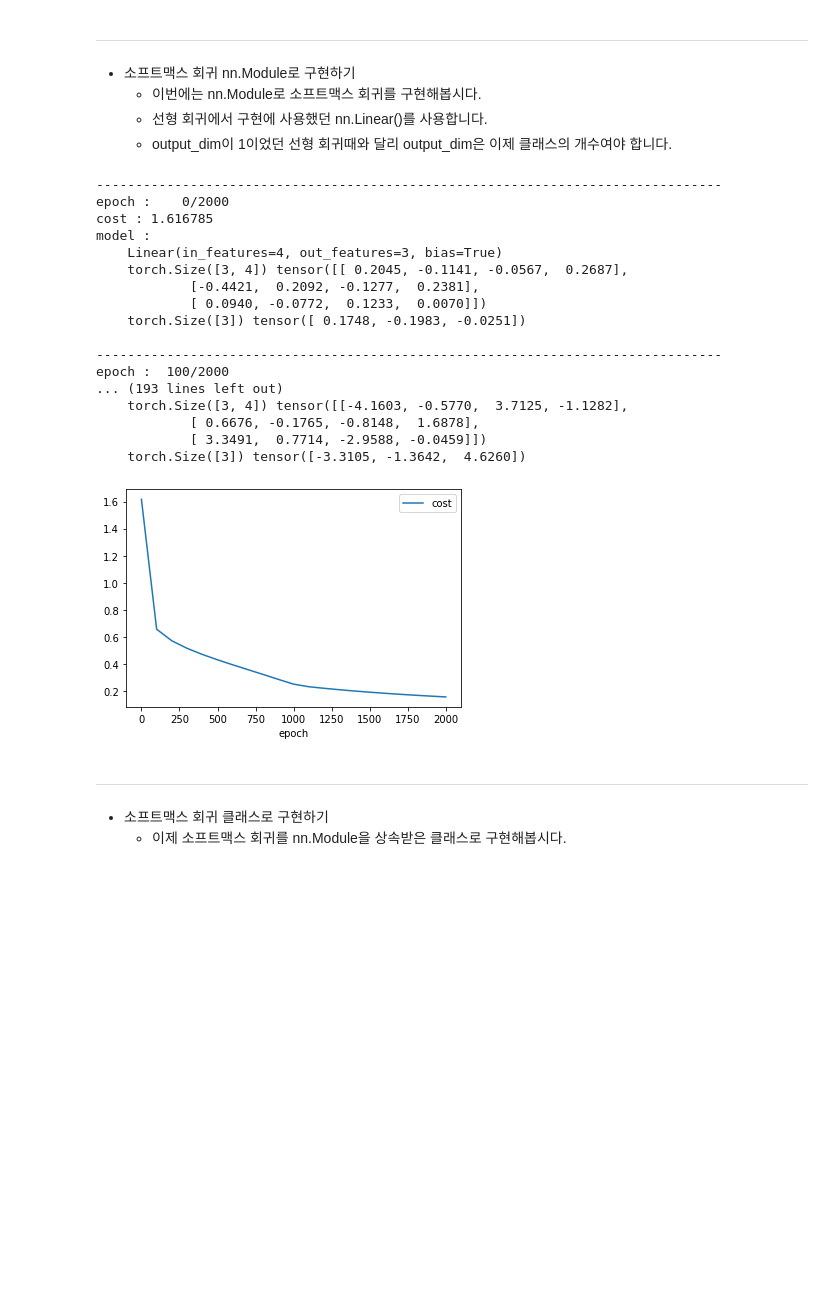
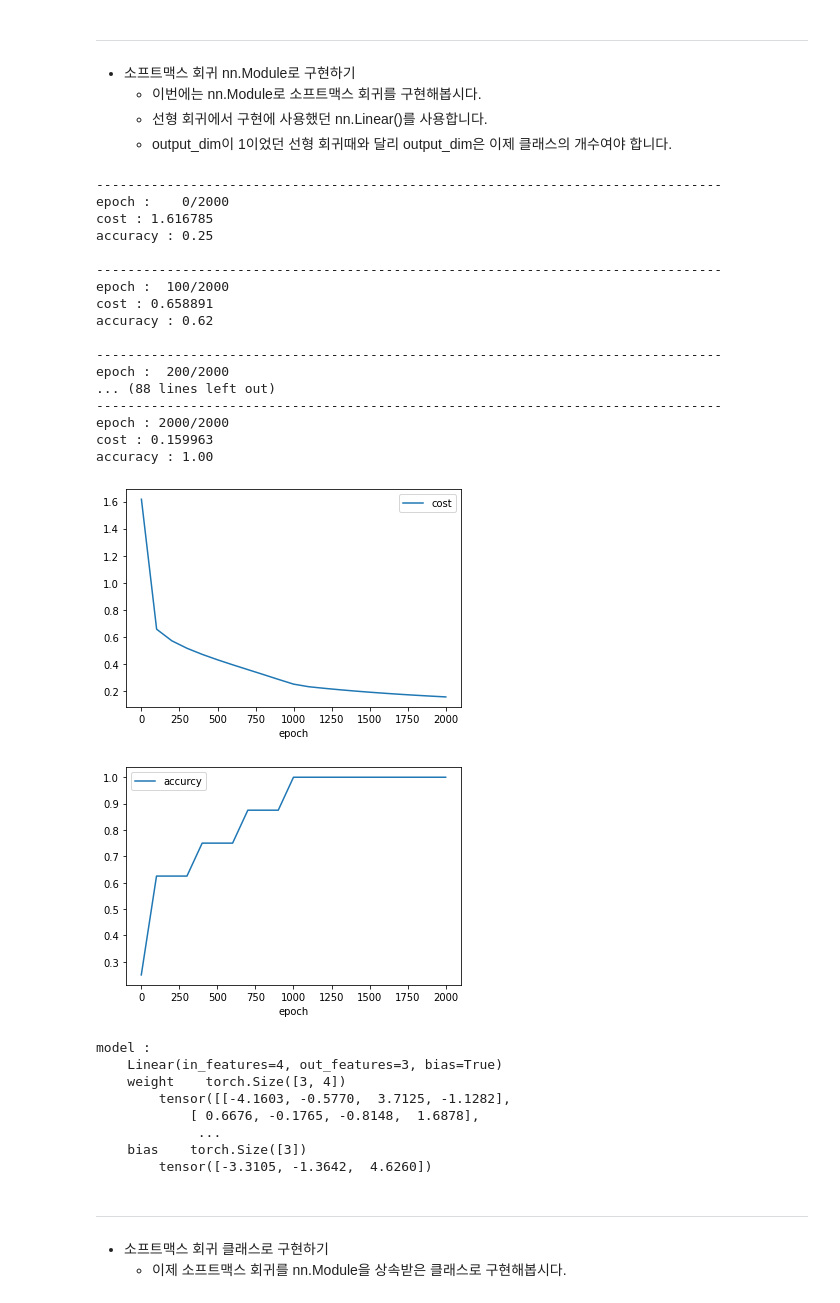
Before and after one commit to HyundongHwang/PyTorchDeepLearningStart, a Jupyter notebook: 0504_softmax_regression.ipynb, the cells around one changed output. Cells and saved outputs as stored; diff of their text form; code cells hidden in the pictures; blank space fills up the shorter version.

```diff
--- a/0504_softmax_regression.ipynb
+++ b/0504_softmax_regression.ipynb
@@ -130,41 +152,52 @@ cost : 0.246098
 # %%
 
 
 model = nn.Linear(4, 3)
 optimizer = optim.SGD(model.parameters(), lr=0.1)
 nb_epoches = 2000
 mu.plt_init()
 
 for epoch in range(nb_epoches + 1):
     prediction = model(x_train)
     cost = F.cross_entropy(prediction, y_train)
     optimizer.zero_grad()
     cost.backward()
     optimizer.step()
 
     if epoch % 100 == 0:
-        mu.log_epoch(epoch, nb_epoches, cost, model=model)
+        accuracy = mu.get_cross_entropy_accuracy(prediction, y_train)
+        mu.log_epoch(epoch, nb_epoches, cost, accuracy)
 
 mu.plt_show()
+mu.log("model", model)
 # %% [output]
 --------------------------------------------------------------------------------
 epoch :    0/2000
 cost : 1.616785
-model :
-    Linear(in_features=4, out_features=3, bias=True)
-    torch.Size([3, 4]) tensor([[ 0.2045, -0.1141, -0.0567,  0.2687],
-            [-0.4421,  0.2092, -0.1277,  0.2381],
-            [ 0.0940, -0.0772,  0.1233,  0.0070]])
-    torch.Size([3]) tensor([ 0.1748, -0.1983, -0.0251])
+accuracy : 0.25
 
 --------------------------------------------------------------------------------
 epoch :  100/2000
-... (193 lines left out)
-    torch.Size([3, 4]) tensor([[-4.1603, -0.5770,  3.7125, -1.1282],
-            [ 0.6676, -0.1765, -0.8148,  1.6878],
-            [ 3.3491,  0.7714, -2.9588, -0.0459]])
-    torch.Size([3]) tensor([-3.3105, -1.3642,  4.6260])
+cost : 0.658891
+accuracy : 0.62
+
+--------------------------------------------------------------------------------
+epoch :  200/2000
+... (88 lines left out)
+--------------------------------------------------------------------------------
+epoch : 2000/2000
+cost : 0.159963
+accuracy : 1.00
 [figure]
+[figure, added]
+model :
+    Linear(in_features=4, out_features=3, bias=True)
+    weight    torch.Size([3, 4])
+        tensor([[-4.1603, -0.5770,  3.7125, -1.1282],
+            [ 0.6676, -0.1765, -0.8148,  1.6878],
+             ...
+    bias    torch.Size([3])
+        tensor([-3.3105, -1.3642,  4.6260])
 # %% [markdown]
 ---
  - 소프트맥스 회귀 클래스로 구현하기
```
Also changed, not shown: parts of 3 cells of this notebook, 36 other files.
